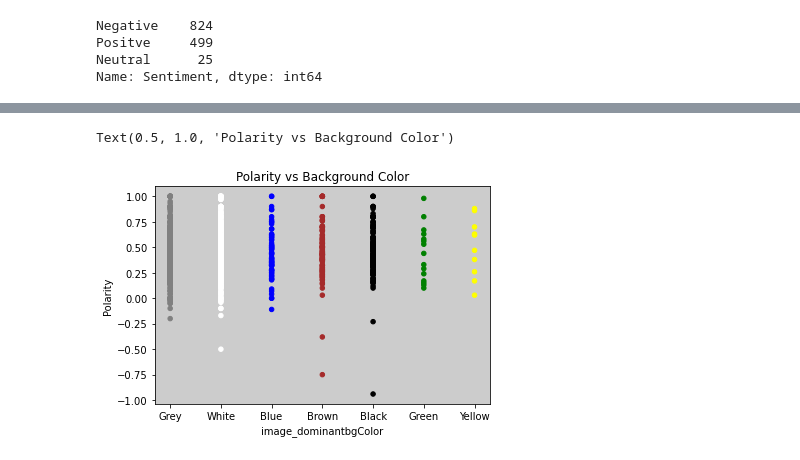
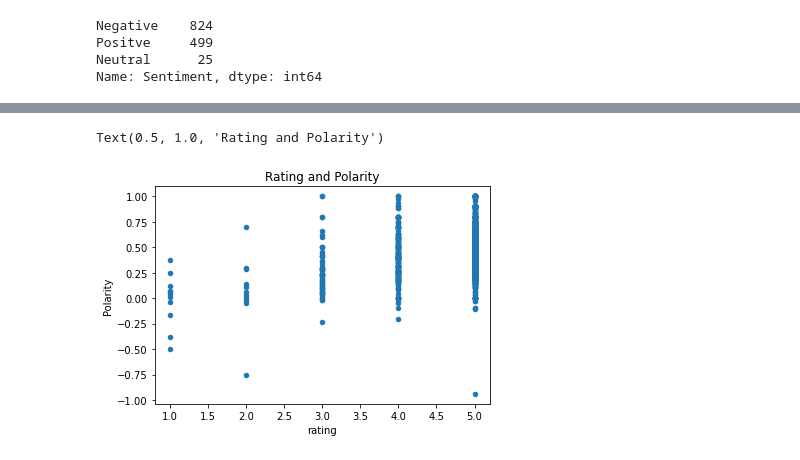
Before and after one commit to C-milo/SDM_FinalProject, a Jupyter notebook: airbnb_analysis.ipynb, the cells around one changed output, grey strips where cells are left out. Drawn from its saved outputs; the diff is of its cells as text; code cells hidden in the pictures.

```diff
--- a/airbnb_analysis.ipynb
+++ b/airbnb_analysis.ipynb
@@ -438,7 +411,6 @@ Text(0.5, 1.0, 'Avg Polarity vs Background Color')
 # %%
-scatter_bgcolor_pol = common.reset_index().plot(kind='scatter', x='image_dominantbgColor', y='Polarity', c='image_dominantbgColor')
-scatter_bgcolor_pol.set_facecolor('0.80')
-scatter_bgcolor_pol.set_title('Polarity vs Background Color')
+scatter_pol_rating = common.reset_index().plot(kind='scatter', x='rating', y='Polarity')
+scatter_pol_rating.set_title('Rating and Polarity')
 # %% [output]
-Text(0.5, 1.0, 'Polarity vs Background Color')
+Text(0.5, 1.0, 'Rating and Polarity')
-[figure, old version]
+[figure, new version]
```
Also changed, not shown: parts of 22 cells of this notebook.
